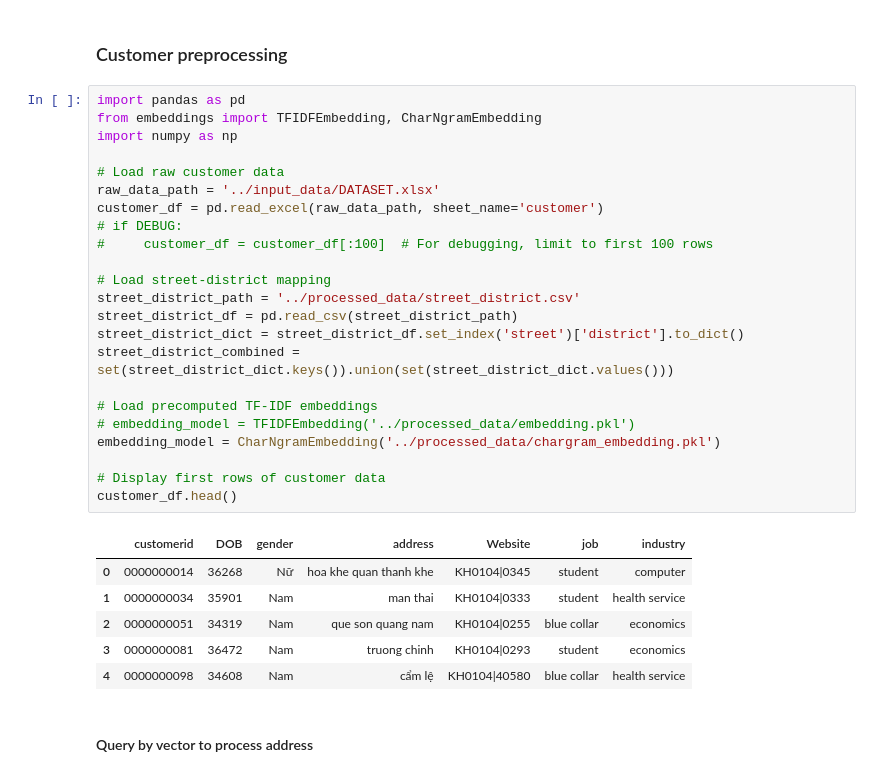
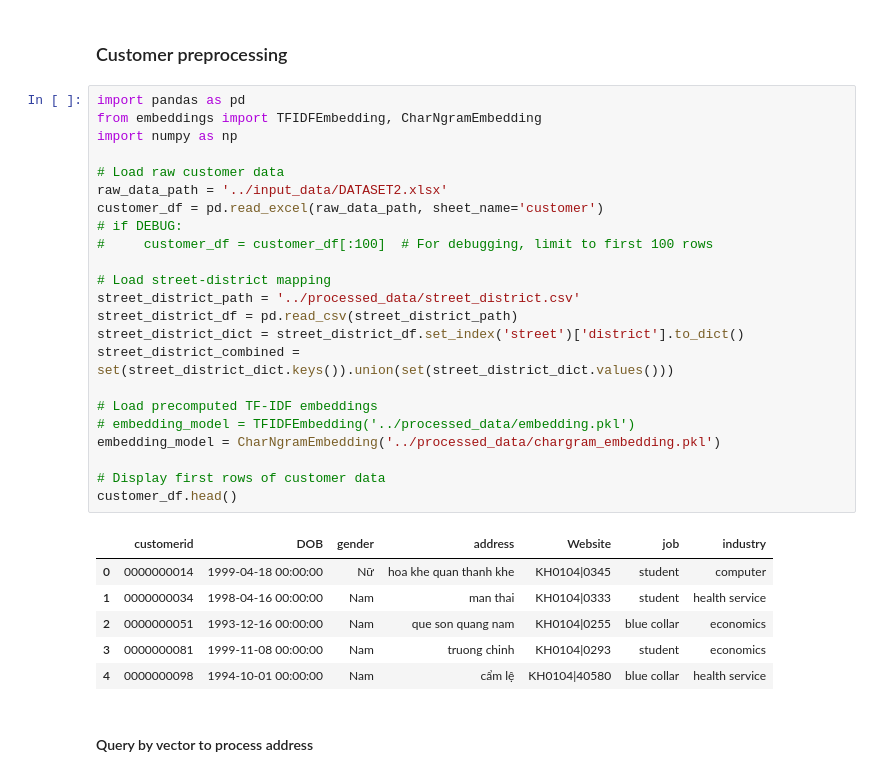
Before and after one commit to bobaonhan123/movie_gerne_prediction, a Jupyter notebook: src/raw_cleaning.ipynb, the cells around one changed output. Cells and saved outputs as stored; diff of their text form.

```diff
--- a/src/raw_cleaning.ipynb
+++ b/src/raw_cleaning.ipynb
@@ -5,33 +5,33 @@ DEBUG = False
 # %%
 import pandas as pd
 from embeddings import TFIDFEmbedding, CharNgramEmbedding
 import numpy as np
 
 # Load raw customer data
-raw_data_path = '../input_data/DATASET.xlsx'
+raw_data_path = '../input_data/DATASET2.xlsx'
 customer_df = pd.read_excel(raw_data_path, sheet_name='customer')
 # if DEBUG:
 #     customer_df = customer_df[:100]  # For debugging, limit to first 100 rows
 
 # Load street-district mapping
 street_district_path = '../processed_data/street_district.csv'
 street_district_df = pd.read_csv(street_district_path)
 street_district_dict = street_district_df.set_index('street')['district'].to_dict()
 street_district_combined = set(street_district_dict.keys()).union(set(street_district_dict.values()))
 
 # Load precomputed TF-IDF embeddings
 # embedding_model = TFIDFEmbedding('../processed_data/embedding.pkl')
 embedding_model = CharNgramEmbedding('../processed_data/chargram_embedding.pkl')
 
 # Display first rows of customer data
 customer_df.head()
 # %% [output]
 |  | customerid | DOB | gender | address | Website | job | industry |
-| 0 | 0000000014 | 36268 | Nữ | hoa khe quan thanh khe | KH0104|0345 | student | computer |
-| 1 | 0000000034 | 35901 | Nam | man thai | KH0104|0333 | student | health service |
-| 2 | 0000000051 | 34319 | Nam | que son quang nam | KH0104|0255 | blue collar | economics |
-| 3 | 0000000081 | 36472 | Nam | truong chinh | KH0104|0293 | student | economics |
-| 4 | 0000000098 | 34608 | Nam | cẩm lệ | KH0104|40580 | blue collar | health service |
+| 0 | 0000000014 | 1999-04-18 00:00:00 | Nữ | hoa khe quan thanh khe | KH0104|0345 | student | computer |
+| 1 | 0000000034 | 1998-04-16 00:00:00 | Nam | man thai | KH0104|0333 | student | health service |
+| 2 | 0000000051 | 1993-12-16 00:00:00 | Nam | que son quang nam | KH0104|0255 | blue collar | economics |
+| 3 | 0000000081 | 1999-11-08 00:00:00 | Nam | truong chinh | KH0104|0293 | student | economics |
+| 4 | 0000000098 | 1994-10-01 00:00:00 | Nam | cẩm lệ | KH0104|40580 | blue collar | health service |
 # %% [markdown]
 #### Query by vector to process address
 # %%
```
Also changed, not shown: parts of 3 cells of this notebook, 8 other files.
